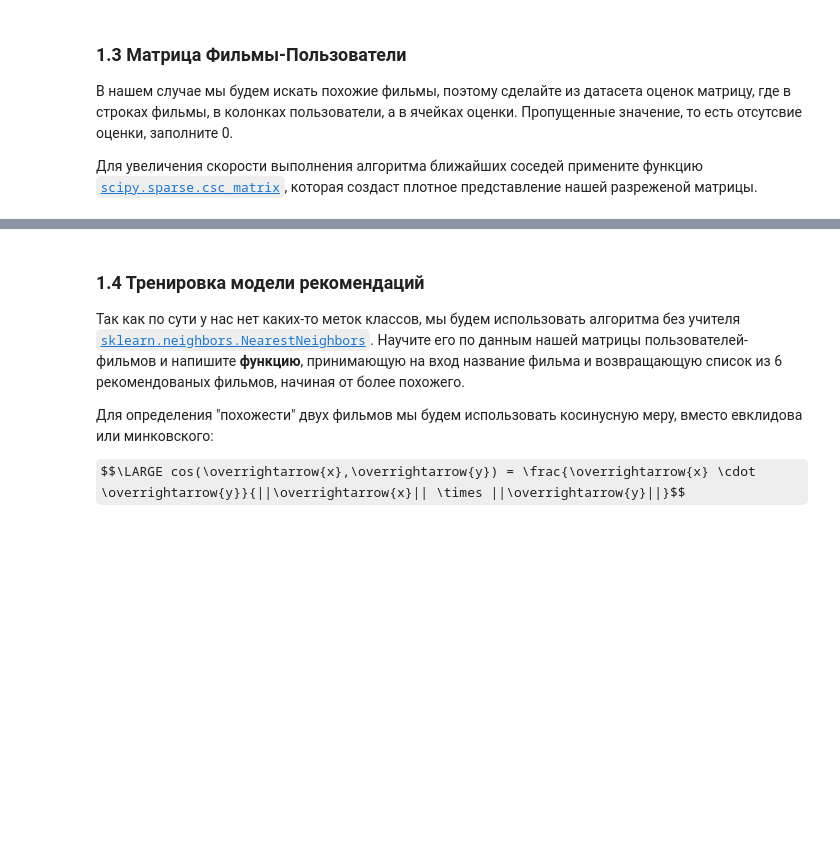
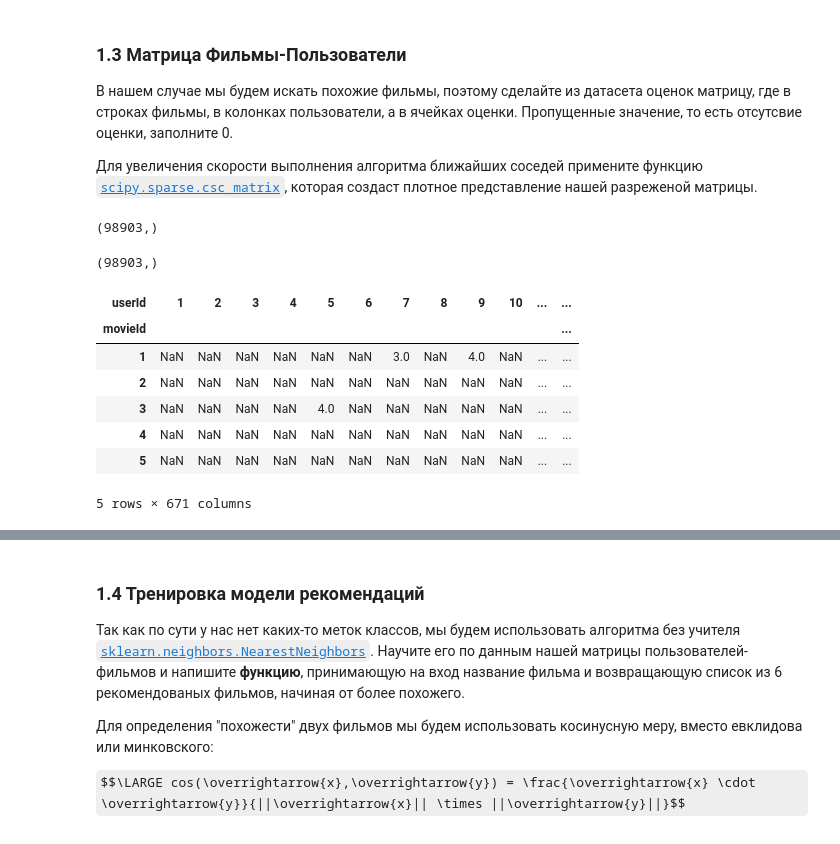
Before and after one commit to Agotsulov/ML-7bits, a Jupyter notebook: week07_workshop_07-01-classification.ipynb, the cells around one changed output, grey strips where cells are left out. Cells and saved outputs as stored; diff of their text form; code cells hidden in the pictures; some formulas as TeX source; blank space fills up the shorter version.

```diff
--- a/week07_workshop_07-01-classification.ipynb
+++ b/week07_workshop_07-01-classification.ipynb
@@ -407,3 +407,7 @@ ratings[ratings['rating'] > 0.86].shape
 ### 1.2 Соединяем таблицы (1 балл)
 
 Будет немного не удобно искать фильмы по их идентификаторам, нам нужны названия. Поэтому соедините две таблицы `ratings` и `movies` по `movieId` и отфильтруйте отзывы на редкие фильмы, которые мы нашли в предыдущем шаге. Выведите первые 5 элементов полученного датасета.
+# %%
+movie_ratings = ratings[ratings['rating'] > 0.86] \
+    .join(movies, on="movieId", lsuffix="_a", how='inner')
+movie_ratings.head()
@@ -413,3 +428,23 @@ ratings[ratings['rating'] > 0.86].shape
 В нашем случае мы будем искать похожие фильмы, поэтому сделайте из датасета оценок матрицу, где в строках фильмы, в колонках пользователи, а в ячейках оценки. Пропущенные значение, то есть отсутсвие оценки, заполните 0.
 
 Для увеличения скорости выполнения алгоритма ближайших соседей примените функцию [`scipy.sparse.csc_matrix`](https://docs.scipy.org/doc/scipy/reference/generated/scipy.sparse.csr_matrix.html),  которая создаст плотное представление нашей разреженой матрицы.
+# %%
+movie_ratings['movieId'].shape
+# %% [output]
+(98903,)
+# %%
+movie_ratings['userId'].shape
+# %% [output]
+(98903,)
+# %%
+movie_user = movie_ratings.pivot_table(values='rating', index='movieId', columns='userId')
+movie_user.head()
+# %% [output]
+| userId | 1 | 2 | 3 | 4 | 5 | 6 | 7 | 8 | 9 | 10 | ... | ... |
+| movieId |  |  |  |  |  |  |  |  |  |  |  | ... |
+| 1 | NaN | NaN | NaN | NaN | NaN | NaN | 3.0 | NaN | 4.0 | NaN | ... | ... |
+| 2 | NaN | NaN | NaN | NaN | NaN | NaN | NaN | NaN | NaN | NaN | ... | ... |
+| 3 | NaN | NaN | NaN | NaN | 4.0 | NaN | NaN | NaN | NaN | NaN | ... | ... |
+| 4 | NaN | NaN | NaN | NaN | NaN | NaN | NaN | NaN | NaN | NaN | ... | ... |
+| 5 | NaN | NaN | NaN | NaN | NaN | NaN | NaN | NaN | NaN | NaN | ... | ... |
+5 rows × 671 columns
```
Also changed, not shown: parts of 14 cells of this notebook.
